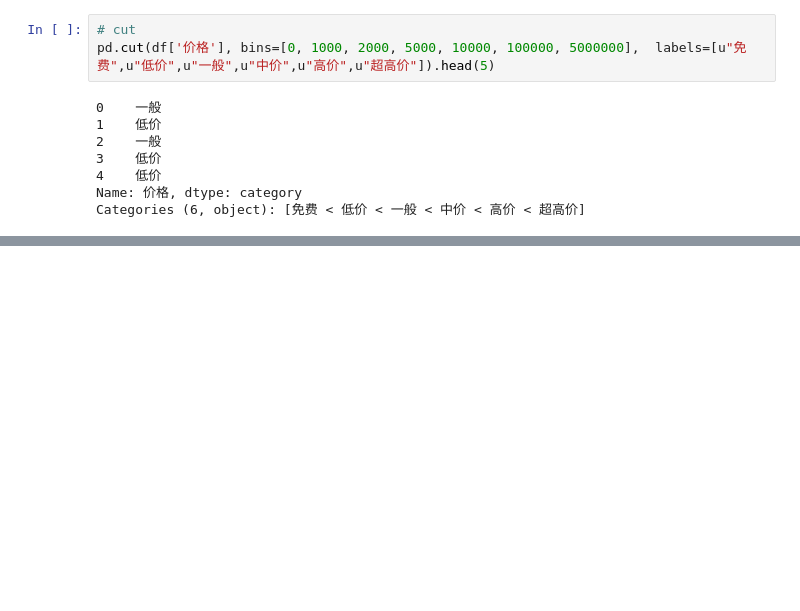
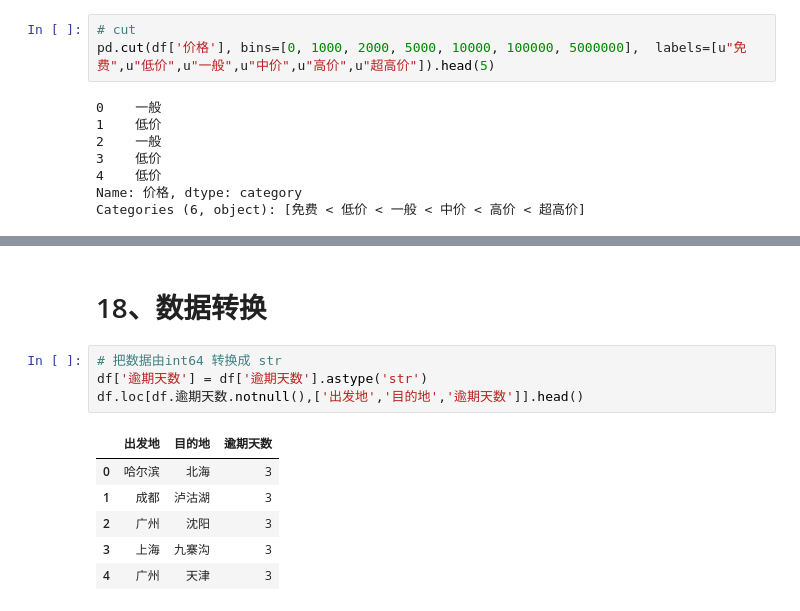
Before and after one commit to Yusheng0313/JNB_WS, a Jupyter notebook: pandas.ipynb, the cells around one changed output, grey strips where cells are left out. Cells and saved outputs as stored; diff of their text form; blank space fills up the shorter version.

```diff
--- a/pandas.ipynb
+++ b/pandas.ipynb
@@ -373,0 +499,13 @@ Categories (6, object): [免费 < 低价 < 一般 < 中价 < 高价 < 超高价]
+# %% [markdown]
+# 18、数据转换
+# %%
+# 把数据由int64 转换成 str
+df['逾期天数'] = df['逾期天数'].astype('str')
+df.loc[df.逾期天数.notnull(),['出发地','目的地','逾期天数']].head()
+# %% [output]
+|  | 出发地 | 目的地 | 逾期天数 |
+| 0 | 哈尔滨 | 北海 | 3 |
+| 1 | 成都 | 泸沽湖 | 3 |
+| 2 | 广州 | 沈阳 | 3 |
+| 3 | 上海 | 九寨沟 | 3 |
+| 4 | 广州 | 天津 | 3 |
```
Also changed, not shown: parts of 21 cells of this notebook, 8 other files.
